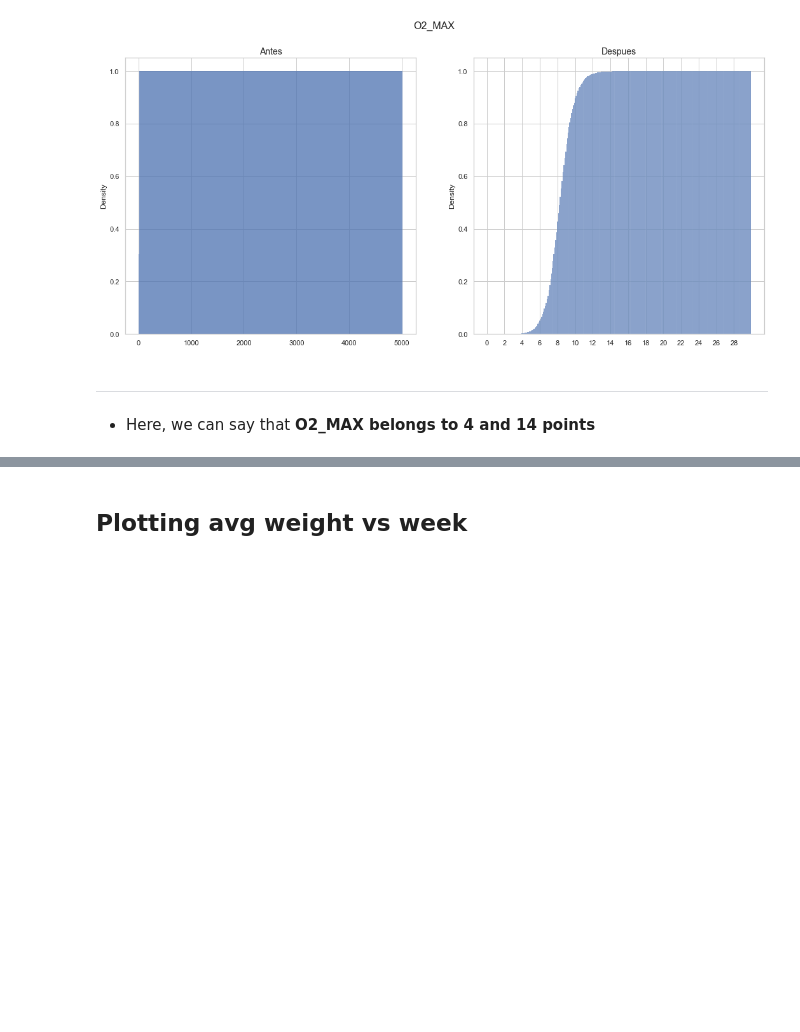
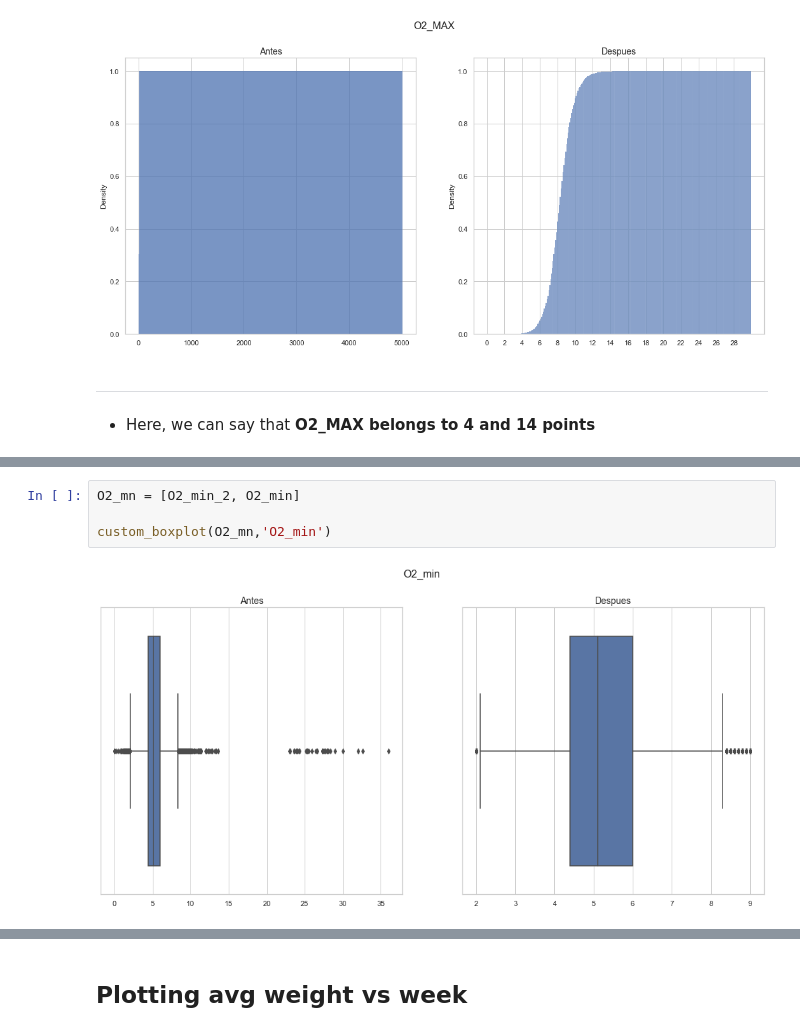
Before and after one commit to marlonZapata/tesis, a Jupyter notebook: jupyter-notebooks/3. Data Analysis - II.ipynb, the cells around one changed output, grey strips where cells are left out. Drawn from its saved outputs; the diff is of its cells as text; blank space fills up the shorter version.

```diff
--- a/jupyter-notebooks/3. Data Analysis - II.ipynb
+++ b/jupyter-notebooks/3. Data Analysis - II.ipynb
@@ -245,0 +286,6 @@ custom_cumulative(O2_mx, 'O2_MAX')
+# %%
+O2_mn = [O2_min_2, O2_min]
+
+custom_boxplot(O2_mn,'O2_min')
+# %% [output]
+[figure, added]
```
Also changed, not shown: parts of 13 cells of this notebook.
